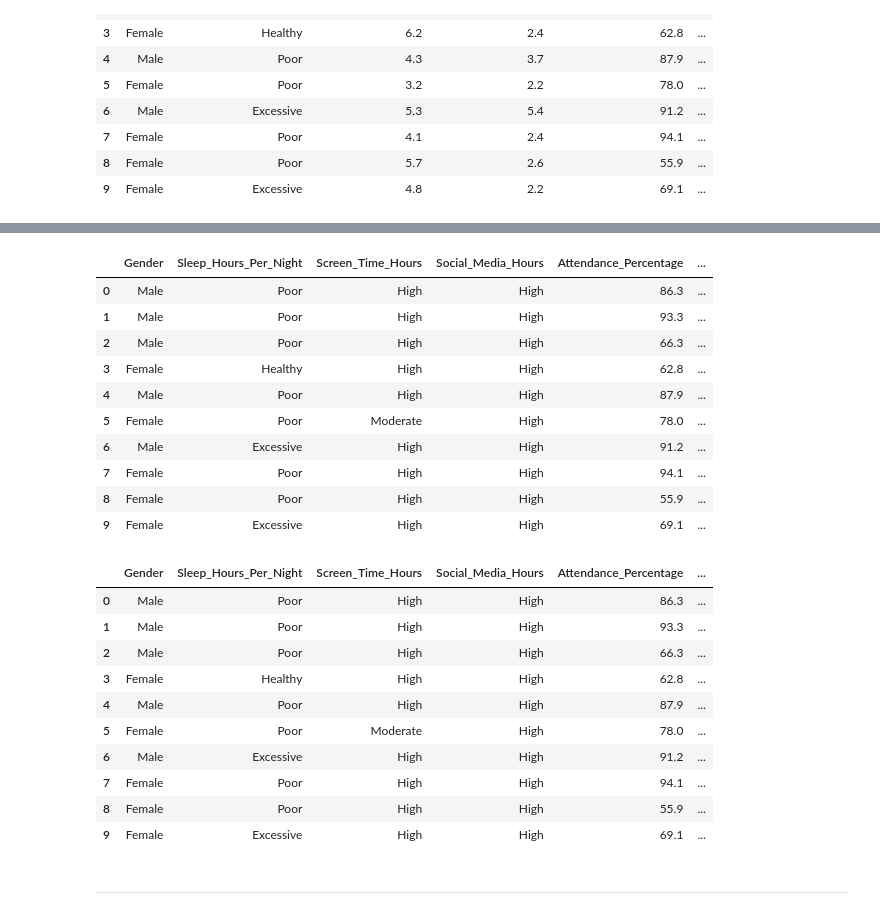
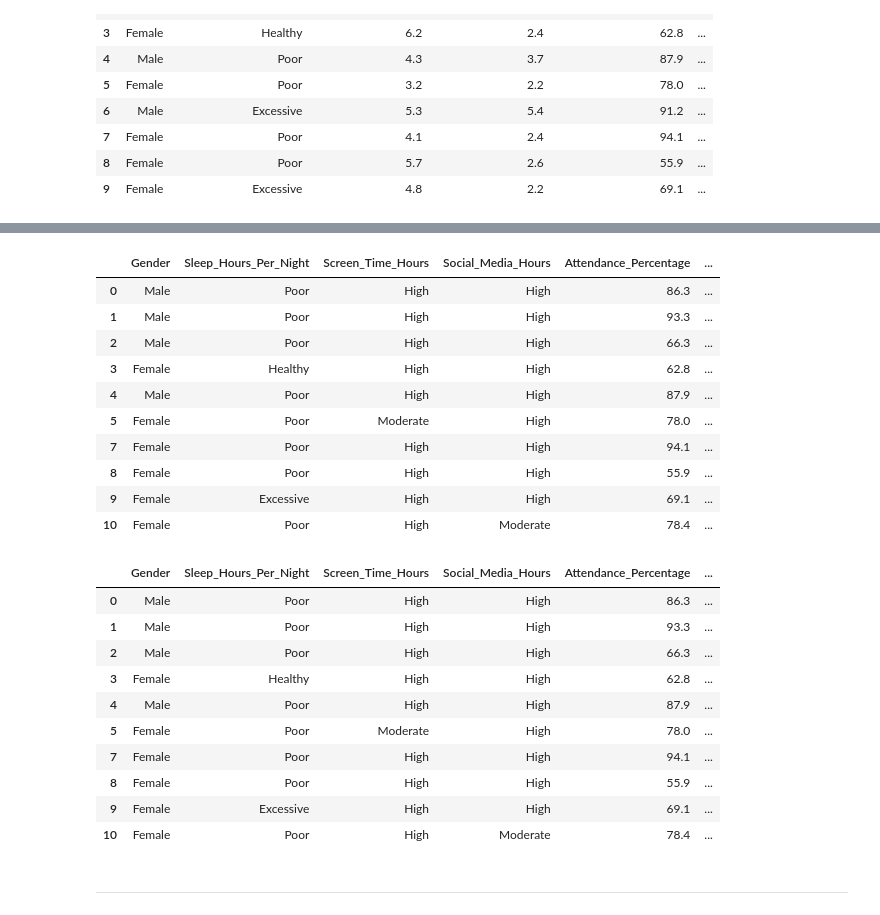
Before and after one commit to 13NateMate37/Student_Productivity_analysis, a Jupyter notebook: jupyter_notebooks/ETL.ipynb, the cells around one changed output, grey strips where cells are left out. Saved outputs shown, nothing was run; the diff lists cells and outputs as text; code cells hidden in the pictures.

```diff
--- a/jupyter_notebooks/ETL.ipynb
+++ b/jupyter_notebooks/ETL.ipynb
@@ -348,0 +365,7 @@ df_clean.head(10)
+# %%
+# Calculate the percentage of screen time spent on social media
+df_clean['SM_Percentage'] = (
+    df_clean['Social_Media_Hours'] / df_clean['Screen_Time_Hours'] * 100
+)
+
+df_clean.head(10)
@@ -348,0 +386,6 @@ df_clean.head(10)
+# %%
+# Drop rows with SM_Percentage greater than 100%
+df_clean = df_clean[df_clean['SM_Percentage'] <= 100]
+
+# Confirm the change
+df_clean['SM_Percentage'].describe()
@@ -358,7 +411,9 @@ def Daily_Screen_Time(Hours):
     else:
         return 'High'
 
-df_clean['Screen_Time_Hours'] = df_clean['Screen_Time_Hours'].apply(Daily_Screen_Time)
+df_clean['Screen_Time_Hours'] = (
+    df_clean['Screen_Time_Hours'].apply(Daily_Screen_Time)
+)
 df_clean.head(10)
 # %% [output]
 |  | Gender | Sleep_Hours_Per_Night | Screen_Time_Hours | Social_Media_Hours | Attendance_Percentage | ... |
@@ -375,6 +430,7 @@ df_clean.head(10)
 # %%
 # Encoding Social Media Hours
 # Also assumed that this value is daily
+
 
 def Daily_Social_Media_Time(Hours):
     if Hours <= 1:
@@ -384,7 +440,10 @@ def Daily_Social_Media_Time(Hours):
     else:
         return 'High'
 
-df_clean['Social_Media_Hours'] = df_clean['Social_Media_Hours'].apply(Daily_Social_Media_Time)
+
+df_clean['Social_Media_Hours'] = (
+    df_clean['Social_Media_Hours'].apply(Daily_Social_Media_Time)
+)
 df_clean.head(10)
 # %% [output]
 |  | Gender | Sleep_Hours_Per_Night | Screen_Time_Hours | Social_Media_Hours | Attendance_Percentage | ... |
@@ -394,34 +453,37 @@ df_clean.head(10)
 | 3 | Female | Healthy | High | High | 62.8 | ... |
 | 4 | Male | Poor | High | High | 87.9 | ... |
 | 5 | Female | Poor | Moderate | High | 78.0 | ... |
-| 6 | Male | Excessive | High | High | 91.2 | ... |
 | 7 | Female | Poor | High | High | 94.1 | ... |
 | 8 | Female | Poor | High | High | 55.9 | ... |
 | 9 | Female | Excessive | High | High | 69.1 | ... |
+| 10 | Female | Poor | High | Moderate | 78.4 | ... |
 # %%
 # Encoding physical activity hours per week
 # NHS recommends at least 2.5 hours of exercise per week
 # I will use that as a benchmark for the categories
+
 
 def Weekly_Physical_Activity(Hours):
     if Hours <= 2:
         return 'Underactive'
     elif Hours > 2 and Hours <= 3:
         return 'Moderately Active'
     else:
         return 'Very Active'
 
-df_clean['Physical_Activity_Hours_Per_Week'] = df_clean['Physical_Activity_Hours_Per_Week'].apply(Weekly_Physical_Activity)
+df_clean['Physical_Activity_Hours_Per_Week'] = (
+    df_clean['Physical_Activity_Hours_Per_Week'].apply(Weekly_Physical_Activity)
+)
 df_clean.head(10)
 # %% [output]
 |  | Gender | Sleep_Hours_Per_Night | Screen_Time_Hours | Social_Media_Hours | Attendance_Percentage | ... |
 | 0 | Male | Poor | High | High | 86.3 | ... |
 | 1 | Male | Poor | High | High | 93.3 | ... |
 | 2 | Male | Poor | High | High | 66.3 | ... |
 | 3 | Female | Healthy | High | High | 62.8 | ... |
 | 4 | Male | Poor | High | High | 87.9 | ... |
 | 5 | Female | Poor | Moderate | High | 78.0 | ... |
-| 6 | Male | Excessive | High | High | 91.2 | ... |
 | 7 | Female | Poor | High | High | 94.1 | ... |
 | 8 | Female | Poor | High | High | 55.9 | ... |
 | 9 | Female | Excessive | High | High | 69.1 | ... |
+| 10 | Female | Poor | High | Moderate | 78.4 | ... |
```
Also changed, not shown: parts of 10 cells of this notebook, 2 other files.
